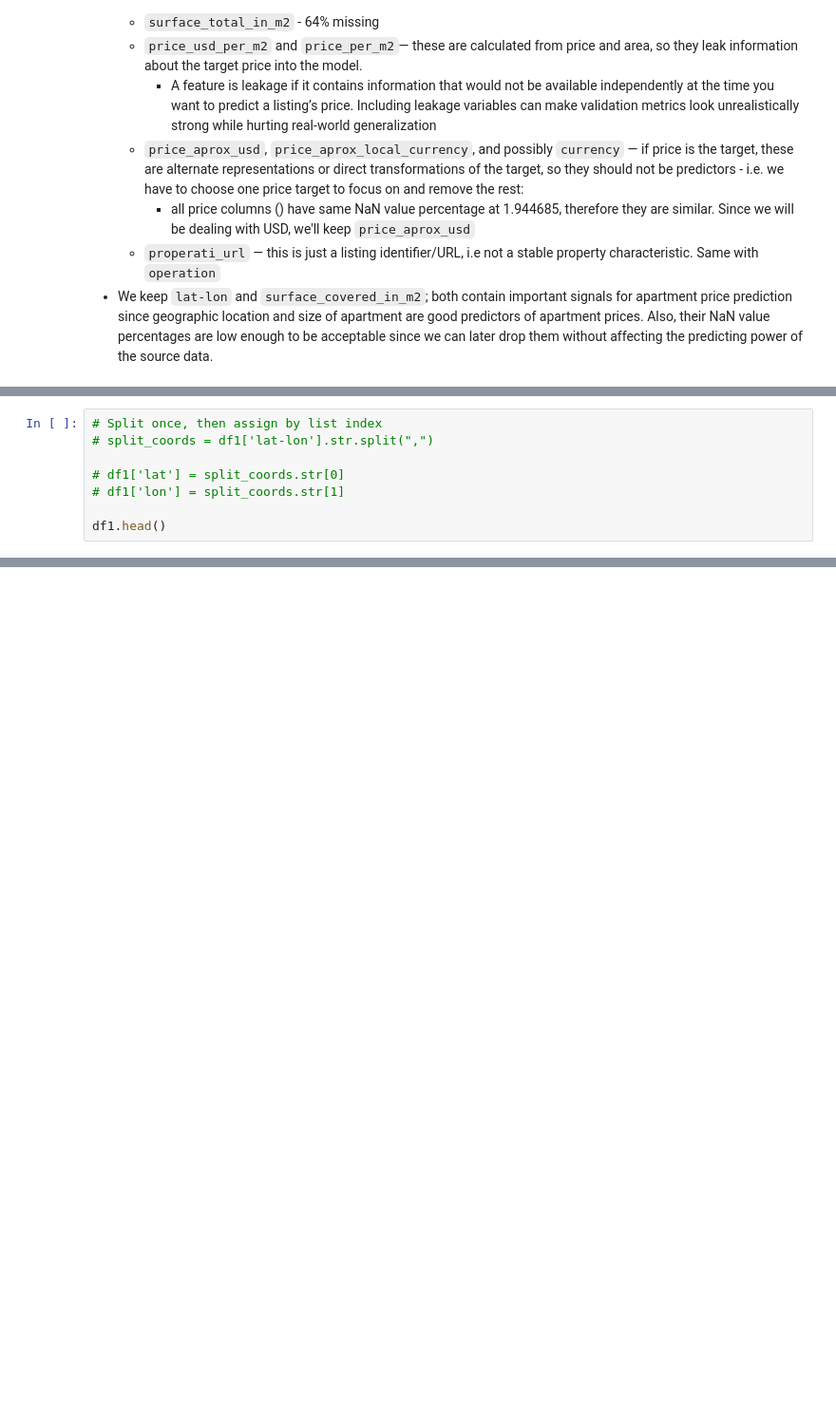
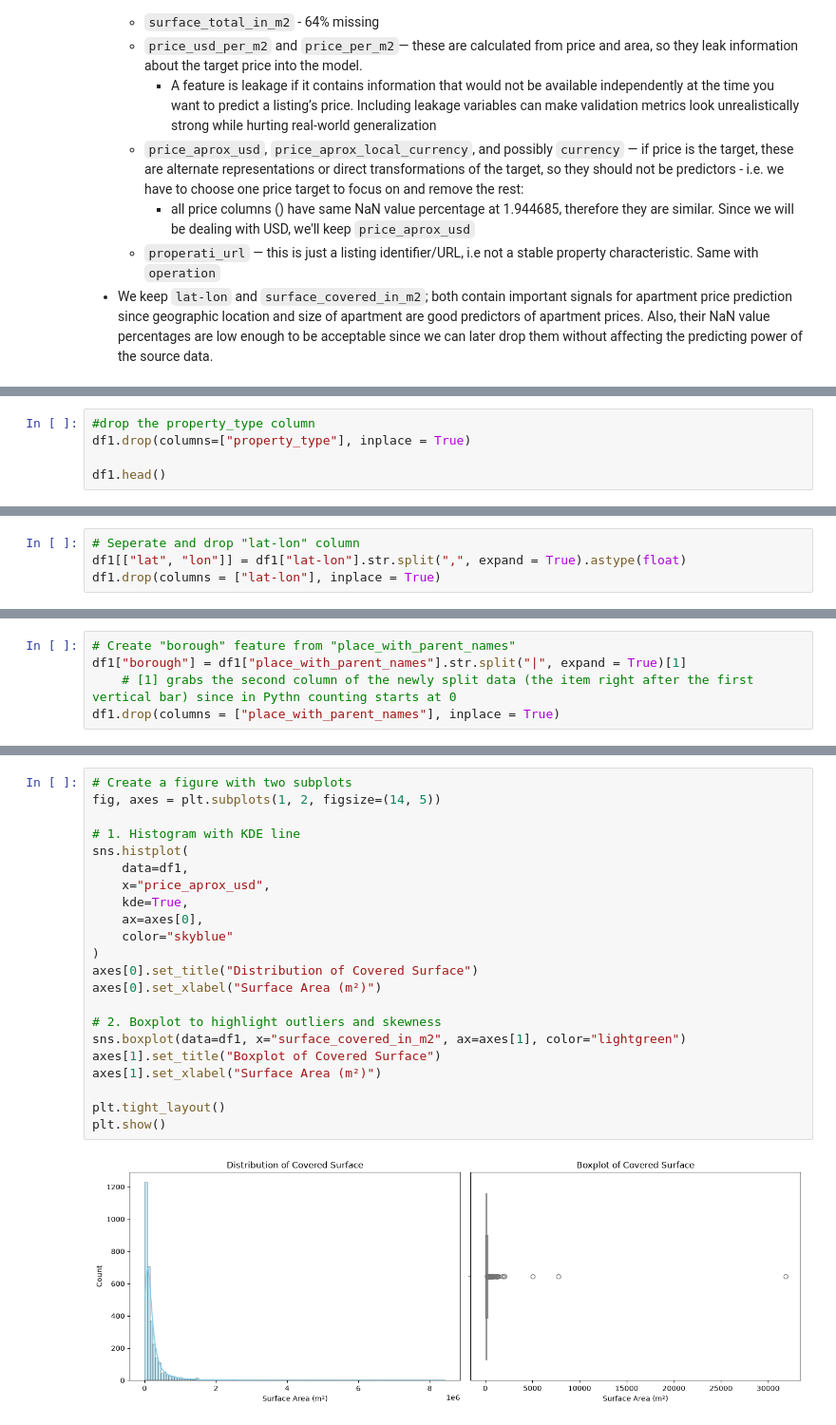
Before and after one commit to DominicNyabuto/Data-Science-Machine-Learning-Projects-, a Jupyter notebook: Project-1/notebook.ipynb, the cells around one changed output, grey strips where cells are left out. Shown at 95% size. Saved outputs shown, nothing was run; the diff lists cells and outputs as text; blank space fills up the shorter version.

```diff
--- a/Project-1/notebook.ipynb
+++ b/Project-1/notebook.ipynb
@@ -162,0 +169,5 @@ df1.head()
+# %%
+#drop the property_type column
+df1.drop(columns=["property_type"], inplace = True)
+
+df1.head()
@@ -167,8 +186,4 @@ Ensure that the two columns are of `float` data type
 # %%
-# Split once, then assign by list index
-# split_coords = df1['lat-lon'].str.split(",")
-
-# df1['lat'] = split_coords.str[0]
-# df1['lon'] = split_coords.str[1]
-
-df1.head()
+# Seperate and drop "lat-lon" column
+df1[["lat", "lon"]] = df1["lat-lon"].str.split(",", expand = True).astype(float)
+df1.drop(columns = ["lat-lon"], inplace = True)
@@ -183,0 +205,5 @@ df1.head()
+# %%
+# Create "borough" feature from "place_with_parent_names"
+df1["borough"] = df1["place_with_parent_names"].str.split("|", expand = True)[1]
+    # [1] grabs the second column of the newly split data (the item right after the first vertical bar) since in Pythn counting starts at 0
+df1.drop(columns = ["place_with_parent_names"], inplace = True)
@@ -183,0 +256,24 @@ df1.head()
+# %%
+# Create a figure with two subplots
+fig, axes = plt.subplots(1, 2, figsize=(14, 5))
+
+# 1. Histogram with KDE line
+sns.histplot(
+    data=df1,
+    x="price_aprox_usd",
+    kde=True,
+    ax=axes[0],
+    color="skyblue"
+)
+axes[0].set_title("Distribution of Covered Surface")
+axes[0].set_xlabel("Surface Area (m²)")
+
+# 2. Boxplot to highlight outliers and skewness
+sns.boxplot(data=df1, x="surface_covered_in_m2", ax=axes[1], color="lightgreen")
+axes[1].set_title("Boxplot of Covered Surface")
+axes[1].set_xlabel("Surface Area (m²)")
+
+plt.tight_layout()
+plt.show()
+# %% [output]
+[figure, added]
```
Also changed, not shown: parts of 19 cells of this notebook, 1 other file.
